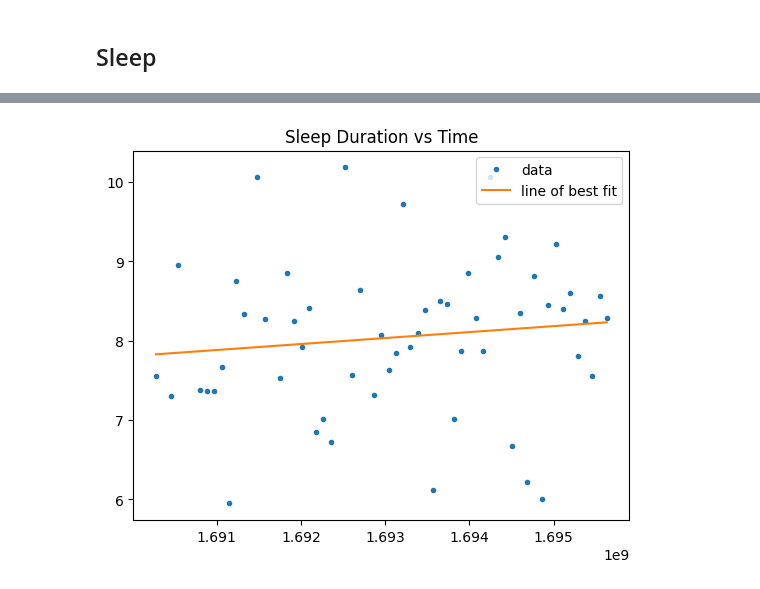
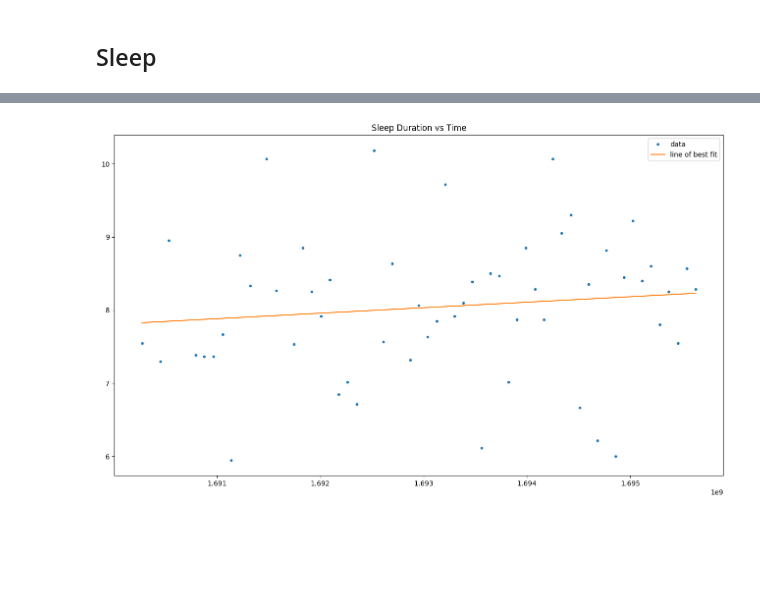
Before and after one commit to MattHandzel/HealthDataAnalysis, a Jupyter notebook: main.ipynb, the cells around one changed output, grey strips where cells are left out. Drawn from its saved outputs; the diff is of its cells as text; code cells hidden in the pictures; blank space fills up the shorter version.

```diff
--- a/main.ipynb
+++ b/main.ipynb
@@ -241,24 +221,25 @@ plot_box_and_whisker(sleep[sleep["sleep_duration"] > 5], "day_of_the_week", "sle
 # %%
 # See how my sleep is changing
 
 def plot_scatter(dataframe, x_axis_column_name, y_axis_column_name):
   dataframe.plot.scatter(x=x_axis_column_name, y=y_axis_column_name)
   plt.show()
 
 
 # Plot the line of best fit for the data
 def plot_line_of_best_fit(dataframe, x_axis_column_name, y_axis_column_name):
   x = dataframe[x_axis_column_name]
   y = dataframe[y_axis_column_name]
   m, b = np.polyfit(x, y, 1)
-  plt.title("Sleep Duration vs Time")
-  plt.plot(x, y, '.', label="data")
-  plt.plot(x, m*x + b, '-', label="line of best fit")
-  plt.legend()
+  fig, ax = plt.subplots(figsize=(16, 9))
+  ax.set_title("Sleep Duration vs Time")
+  ax.plot(x, y, '.', label="data")
+  ax.plot(x, m*x + b, '-', label="line of best fit")
+  ax.legend()
   plt.savefig("./figs/sleep_duration_vs_time_plot.png")
   plt.show()
 
 # plot_scatter(sleep, "com.samsung.health.sleep.start_time","sleep_duration")
 plot_line_of_best_fit(sleep[sleep["sleep_duration"] > 5], "start_time","sleep_duration")
 # %% [output]
-[figure, old version]
+[figure, new version]
```
Also changed, not shown: parts of 7 cells of this notebook, 3 other files.
